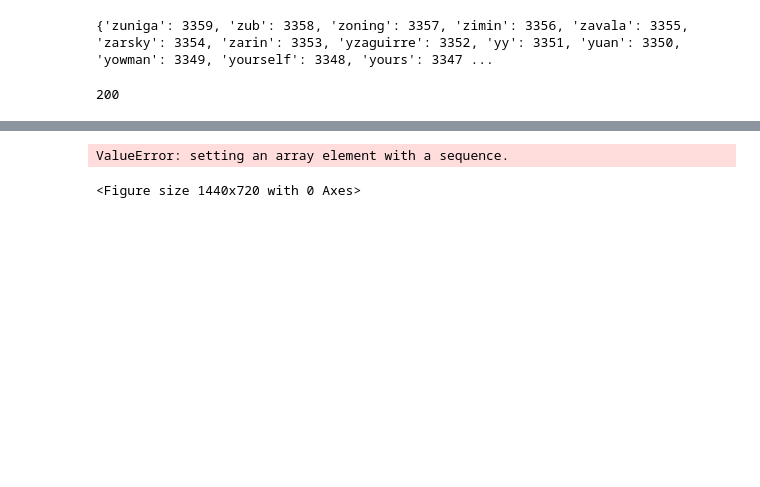
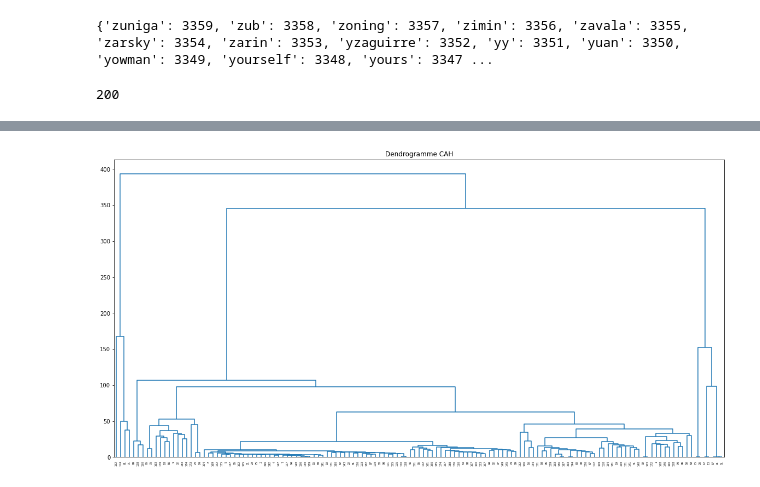
Before and after one commit to franckglastre/NLP-Datascientest, a Jupyter notebook: projetClustering082022.ipynb, the cells around one changed output, grey strips where cells are left out. Drawn from its saved outputs; the diff is of its cells as text; code cells hidden in the pictures; blank space fills up the shorter version.

```diff
--- a/projetClustering082022.ipynb
+++ b/projetClustering082022.ipynb
@@ -120,15 +116,17 @@ df.head(5)
 # %%
 import matplotlib.pyplot as plt
 from scipy.cluster.hierarchy import dendrogram, linkage
+import numpy as np
 
 # Initialisaion de la figrue
 plt.figure(figsize=(20, 10))
 
-Z = linkage(df['body_vect2'], method = 'ward', metric = 'euclidean')
+body_linkage = np.concatenate([i.reshape((1,-1)) for i in df.body_vect2.values], axis=0)
+Z = linkage(body_linkage, method = 'ward', metric = 'euclidean')
+
 
 plt.title("Dendrogramme CAH")
 dendrogram(Z, labels = df.index, leaf_rotation = 90., color_threshold = 0)
 plt.show()
 # %% [output]
-ValueError: setting an array element with a sequence.
-<Figure size 1440x720 with 0 Axes>
+[figure, added]
```
Also changed, not shown: parts of 10 cells of this notebook.
